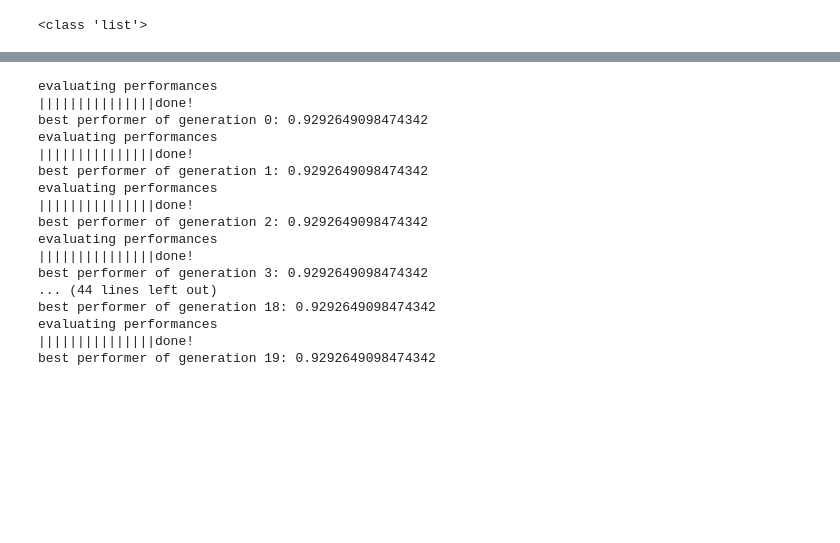
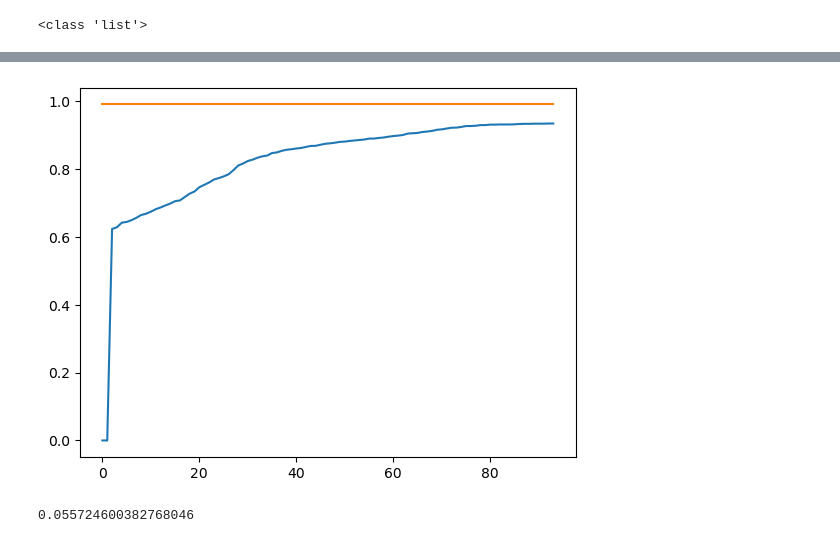
Before and after one commit to HannesThurnherr/Bachelor_Thesis, a Jupyter notebook: evolutionary nlnn pipeline.ipynb, the cells around one changed output, grey strips where cells are left out. Cells and saved outputs as stored; diff of their text form; code cells hidden in the pictures; blank space fills up the shorter version.

```diff
--- a/evolutionary nlnn pipeline.ipynb
+++ b/evolutionary nlnn pipeline.ipynb
@@ -188,25 +181,24 @@ Creating networks
 def get_perf(t):
         return t[0]
 
+
+
 #measure performance of all the networks
 def evaluate_performance(population):
     performances = []
-    print("evaluating performances")
+    print("evaluating performances", end="")
     for net in population:
-        correct_count = 0
-        for i in range(len(mod_x_test)):
-            prediction = net.predict(mod_x_test[i], 10)[0]
-            #print(prediction, one_hot_y_train[i])
-            if (prediction == one_hot_y_test[i]).all():
-                correct_count+=1
-                #print(prediction, one_hot_y_train[i])
+        predictions = net.predict(mod_x_test, 10)[0]
+        correct_count = len(mod_x_test)-(np.sum(np.abs(one_hot_y_test - predictions))/2)
         performances.append((correct_count/len(mod_x_test), net))
         #print(correct_count/len(mod_x_test))
         print("|", end="")
-    print("done!")
+    print(" done!", end=" ")
     #sort by best performance
     performances.sort(key = get_perf, reverse = True)
     return performances
 
 evaluated_networks = evaluate_performance(networks)
+print("best performer of this generation :", evaluated_networks[0][0])
+performance_over_time.append(evaluated_networks[0][0])
 # %% [output]
@@ -215,24 +224,30 @@ evaluating performances
 # %%
 #the n best performing networks will be selected
-n = 5
+n = 3
 mutation_range = 0.1
 
-def repopulate(evaluated_networks, mutation_range):
+def repopulate(evaluated_networks, mutation_range, n):
     offspring_per_network = int(population_size/n)
     next_gen = [i[1] for i in evaluated_networks[:n]]
     for net in next_gen:
         next_gen = next_gen+net.reproduce(offspring_per_network, mutation_range)
     return next_gen
 
-next_generation = repopulate(evaluated_networks, mutation_range)
+next_generation = repopulate(evaluated_networks, mutation_range,n)
 print(type(next_generation))
 # %% [output]
 <class 'list'>
 # %%
-generations = 20
-
+generations = 40
+mutation_range = 0.1
+population_size = 20
 for gen in range(generations):
+    if(gen%25==0):
+        mutation_range/=2
+        print("decreasing mutation range from",mutation_range*2,"to",mutation_range)
+    print("generation "+str(gen), end=" ")
     evaluated_networks = evaluate_performance(next_generation)
-    print("best performer of generation "+str(gen)+":", evaluated_networks[0][0])
-    next_generation = repopulate(evaluated_networks, mutation_range)
+    print(" best:", evaluated_networks[0][0])
+    performance_over_time.append(evaluated_networks[0][0])
+    next_generation = repopulate(evaluated_networks, mutation_range, n)
 # %% [output]
@@ -256,24 +270,0 @@ best performer of generation 19: 0.9260286638927415
-# %%
-mutation_range = 0.001
-for gen in range(generations):
-    evaluated_networks = evaluate_performance(next_generation)
-    print("best performer of generation "+str(gen)+":", evaluated_networks[0][0])
-    next_generation = repopulate(evaluated_networks, mutation_range)
-# %% [output]
-evaluating performances
-|||||||||||||||done!
-best performer of generation 0: 0.9292649098474342
-evaluating performances
-|||||||||||||||done!
-best performer of generation 1: 0.9292649098474342
-evaluating performances
-|||||||||||||||done!
-best performer of generation 2: 0.9292649098474342
-evaluating performances
-|||||||||||||||done!
-best performer of generation 3: 0.9292649098474342
-... (44 lines left out)
-best performer of generation 18: 0.9292649098474342
-evaluating performances
-|||||||||||||||done!
-best performer of generation 19: 0.9292649098474342
@@ -281,0 +271,13 @@ best performer of generation 19: 0.9292649098474342
+# %%
+#TQDM -> loading bars
+
+plt.plot(performance_over_time)
+plt.plot(list(0.99*np.ones(len(performance_over_time))))
+plt.show()
+# %% [output]
+[figure, added]
+# %%
+mat = evaluated_networks[0][1].adj_matrix
+print(np.count_nonzero(mat)/evaluated_networks[0][1].dim_matrix**2)
+# %% [output]
+0.055724600382768046
```
Also changed, not shown: parts of 12 cells of this notebook, 1 other file.
